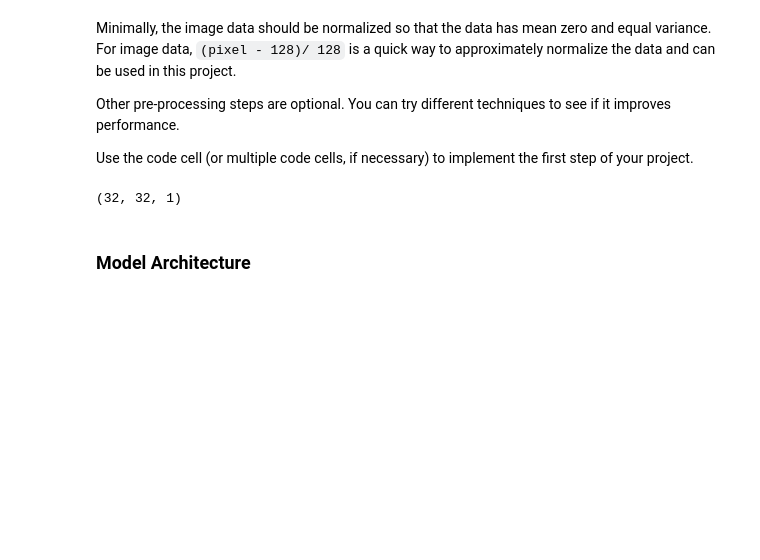
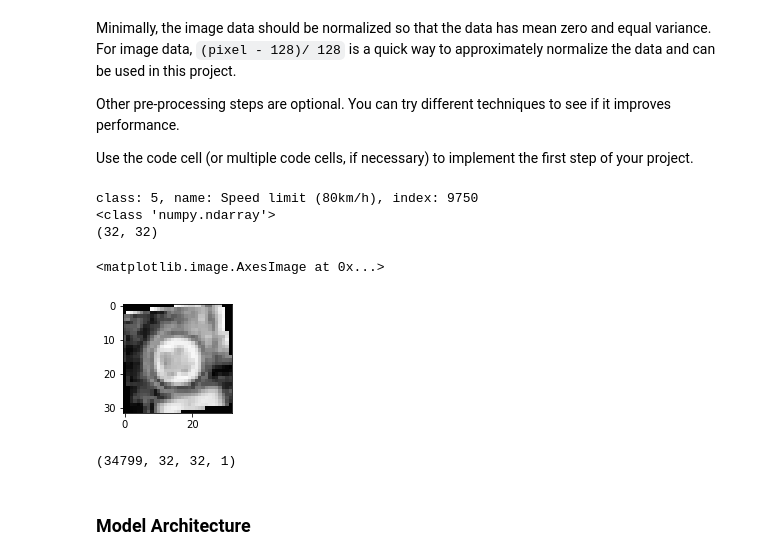
Before and after one commit to ksepehri/CarND-Traffic-Sign-Classifier-Project, a Jupyter notebook: Traffic_Sign_Classifier.ipynb, the cells around one changed output. Drawn from its saved outputs; the diff is of its cells as text; code cells hidden in the pictures; blank space fills up the shorter version.

```diff
--- a/Traffic_Sign_Classifier.ipynb
+++ b/Traffic_Sign_Classifier.ipynb
@@ -207,6 +212,8 @@ Use the code cell (or multiple code cells, if necessary) to implement the first
 ### Feel free to use as many code cells as needed.
 
 from sklearn.utils import shuffle
+from scipy.ndimage import rotate
+
 
 X_train, y_train = shuffle(X_train, y_train)
 
@@ -226,21 +233,67 @@ def grayscale(X):
 def normalize(X):
     return (X-128)/128
 
+def image_histogram_equalization(image, number_bins=256):
+    # from http://www.janeriksolem.net/2009/06/histogram-equalization-with-python-and.html
+
+    # get image histogram
+    image_histogram, bins = np.histogram(image.flatten(), number_bins, normed=True)
+    cdf = image_histogram.cumsum() # cumulative distribution function
+    cdf = 255 * cdf / cdf[-1] # normalize
+
+    # use linear interpolation of cdf to find new pixel values
+    image_equalized = np.interp(image.flatten(), bins[:-1], cdf)
+
+    return image_equalized.reshape(image.shape), cdf
+
+def hist_equal(X):
+    for i in range(X.shape[0]):
+        image = X[i, 0, :, :]
+        image = image_histogram_equalization(image)[0]
+        image = rand_rot_image(image)
+        X[i, 0, :, :] = image
+    return X
+
+max_rot = 30
+def rand_rot_image(image):
+    return rotate(image, random.randint(-1*max_rot,max_rot),reshape=False)
 
 def preprocess_data(X):
     X = grayscale(X)
     X = normalize(X)
+    X = hist_equal(X)
     return X
+# %%
+# image = Xn_train[index].squeeze()
+image = X_train[index].squeeze()
+
+plt.figure(figsize=(2,2))
+# print((X_train[index]-128)/128)
+# plt.imshow(np.dot(image,[0.299, 0.587, 0.114]), cmap='gray')
+plt.imshow(image, cmap='gray')
+print('class: {}, name: {}, index: {}'.format(y_train[index], sign_names[y_train[index]], index))
+
+image_hist = image_histogram_equalization(image)[0]
+print(type(image_hist))
+rot_img = rand_rot_image(image_hist)
+print(rot_img.shape)
+plt.imshow(rot_img,cmap='gray')
+# %% [output]
+class: 5, name: Speed limit (80km/h), index: 9750
+<class 'numpy.ndarray'>
+(32, 32)
+<matplotlib.image.AxesImage at 0x...>
+[figure, added]
 # %%
 X_train = preprocess_data(X_train)
 X_valid = preprocess_data(X_valid)
 X_test = preprocess_data(X_test)
 
 
-#print shape after grayscale
-print(X_train[0].shape)
+#print shape after preprocess
+print(X_train.shape)
 # %% [output]
-(32, 32, 1)
+(34799, 32, 32, 1)
 # %% [markdown]
 ### Model Architecture
 # %%
```
Also changed, not shown: parts of 7 cells of this notebook, 1 other file.
